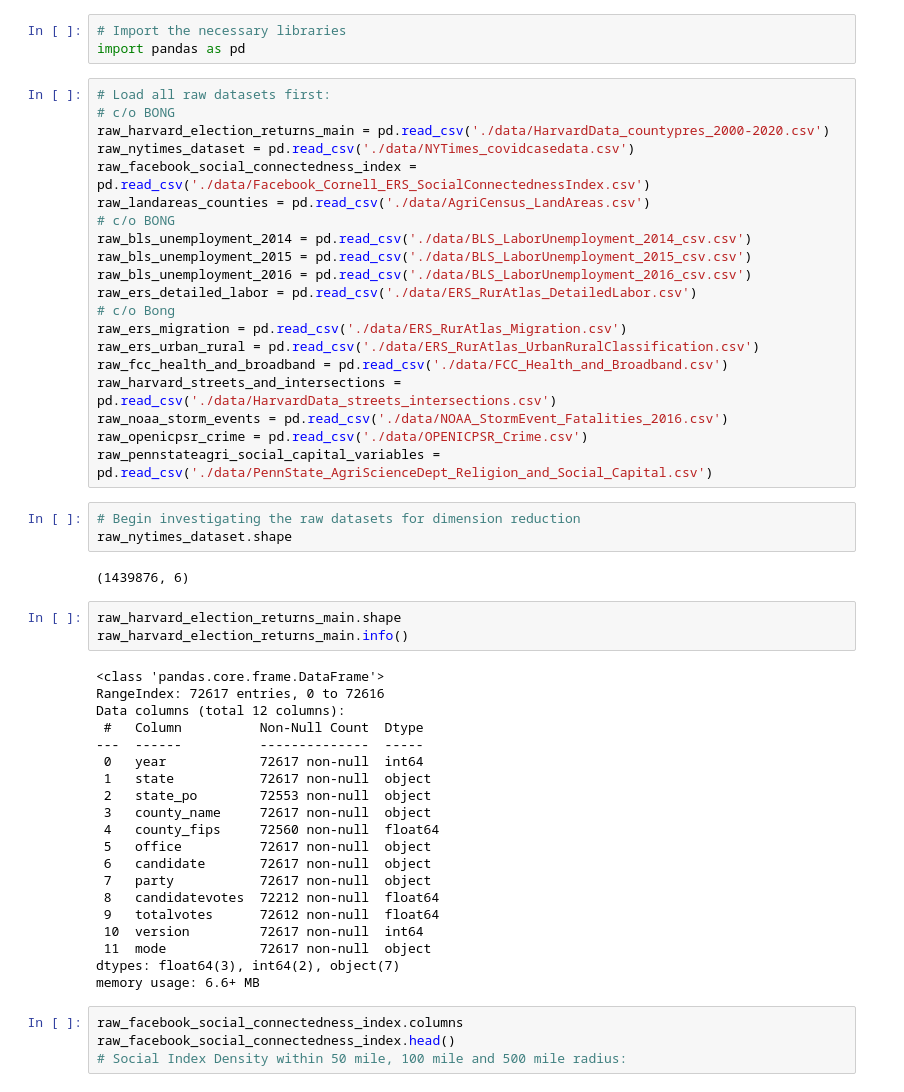
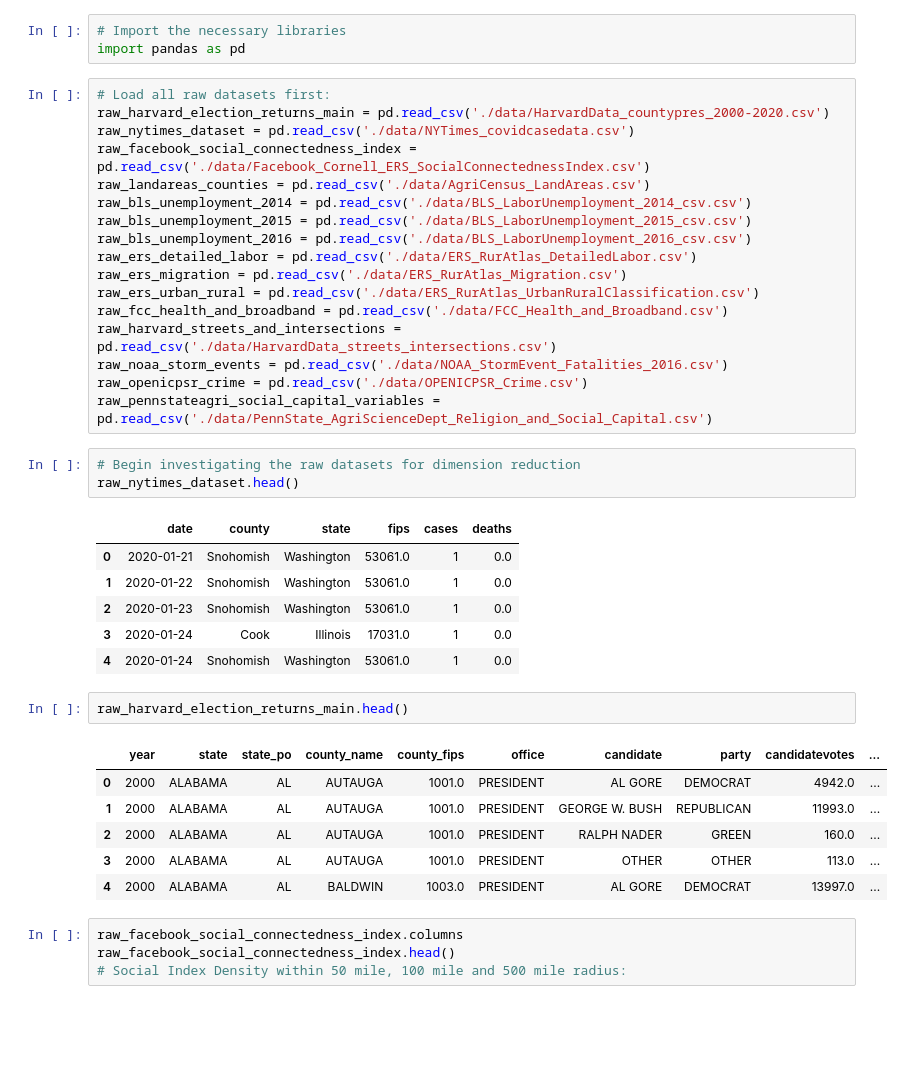
Before and after one commit to lswh/maba_analytics_algorithms_project, a Jupyter notebook: 06302021_TeamGreen_JupyterNotebookSubmission.ipynb, the cells around one changed output. Drawn from its saved outputs; the diff is of its cells as text; blank space fills up the shorter version.

```diff
--- a/06302021_TeamGreen_JupyterNotebookSubmission.ipynb
+++ b/06302021_TeamGreen_JupyterNotebookSubmission.ipynb
@@ -5,17 +5,14 @@
 import pandas as pd
 # %%
 # Load all raw datasets first:
-# c/o BONG
 raw_harvard_election_returns_main = pd.read_csv('./data/HarvardData_countypres_2000-2020.csv')
 raw_nytimes_dataset = pd.read_csv('./data/NYTimes_covidcasedata.csv')
 raw_facebook_social_connectedness_index = pd.read_csv('./data/Facebook_Cornell_ERS_SocialConnectednessIndex.csv')
 raw_landareas_counties = pd.read_csv('./data/AgriCensus_LandAreas.csv')
-# c/o BONG
 raw_bls_unemployment_2014 = pd.read_csv('./data/BLS_LaborUnemployment_2014_csv.csv')
 raw_bls_unemployment_2015 = pd.read_csv('./data/BLS_LaborUnemployment_2015_csv.csv')
 raw_bls_unemployment_2016 = pd.read_csv('./data/BLS_LaborUnemployment_2016_csv.csv')
 raw_ers_detailed_labor = pd.read_csv('./data/ERS_RurAtlas_DetailedLabor.csv')
-# c/o Bong
 raw_ers_migration = pd.read_csv('./data/ERS_RurAtlas_Migration.csv')
 raw_ers_urban_rural = pd.read_csv('./data/ERS_RurAtlas_UrbanRuralClassification.csv')
 raw_fcc_health_and_broadband = pd.read_csv('./data/FCC_Health_and_Broadband.csv')
@@ -25,32 +22,23 @@ raw_openicpsr_crime = pd.read_csv('./data/OPENICPSR_Crime.csv')
 raw_pennstateagri_social_capital_variables = pd.read_csv('./data/PennState_AgriScienceDept_Religion_and_Social_Capital.csv')
 # %%
 # Begin investigating the raw datasets for dimension reduction
-raw_nytimes_dataset.shape
+raw_nytimes_dataset.head()
 # %% [output]
-(1439876, 6)
+|  | date | county | state | fips | cases | deaths |
+| 0 | 2020-01-21 | Snohomish | Washington | 53061.0 | 1 | 0.0 |
+| 1 | 2020-01-22 | Snohomish | Washington | 53061.0 | 1 | 0.0 |
+| 2 | 2020-01-23 | Snohomish | Washington | 53061.0 | 1 | 0.0 |
+| 3 | 2020-01-24 | Cook | Illinois | 17031.0 | 1 | 0.0 |
+| 4 | 2020-01-24 | Snohomish | Washington | 53061.0 | 1 | 0.0 |
-# %%
-raw_harvard_election_returns_main.shape
-raw_harvard_election_returns_main.info()
-# %% [output]
-<class 'pandas.core.frame.DataFrame'>
-RangeIndex: 72617 entries, 0 to 72616
-Data columns (total 12 columns):
- #   Column          Non-Null Count  Dtype
----  ------          --------------  -----
- 0   year            72617 non-null  int64
- 1   state           72617 non-null  object
- 2   state_po        72553 non-null  object
- 3   county_name     72617 non-null  object
- 4   county_fips     72560 non-null  float64
- 5   office          72617 non-null  object
- 6   candidate       72617 non-null  object
- 7   party           72617 non-null  object
- 8   candidatevotes  72212 non-null  float64
- 9   totalvotes      72612 non-null  float64
- 10  version         72617 non-null  int64
- 11  mode            72617 non-null  object
-dtypes: float64(3), int64(2), object(7)
-memory usage: 6.6+ MB
+# %%
+raw_harvard_election_returns_main.head()
+# %% [output]
+|  | year | state | state_po | county_name | county_fips | office | candidate | party | candidatevotes | ... |
+| 0 | 2000 | ALABAMA | AL | AUTAUGA | 1001.0 | PRESIDENT | AL GORE | DEMOCRAT | 4942.0 | ... |
+| 1 | 2000 | ALABAMA | AL | AUTAUGA | 1001.0 | PRESIDENT | GEORGE W. BUSH | REPUBLICAN | 11993.0 | ... |
+| 2 | 2000 | ALABAMA | AL | AUTAUGA | 1001.0 | PRESIDENT | RALPH NADER | GREEN | 160.0 | ... |
+| 3 | 2000 | ALABAMA | AL | AUTAUGA | 1001.0 | PRESIDENT | OTHER | OTHER | 113.0 | ... |
+| 4 | 2000 | ALABAMA | AL | BALDWIN | 1003.0 | PRESIDENT | AL GORE | DEMOCRAT | 13997.0 | ... |
 # %%
 raw_facebook_social_connectedness_index.columns
 raw_facebook_social_connectedness_index.head()
```
Also changed, not shown: parts of 4 cells of this notebook.
